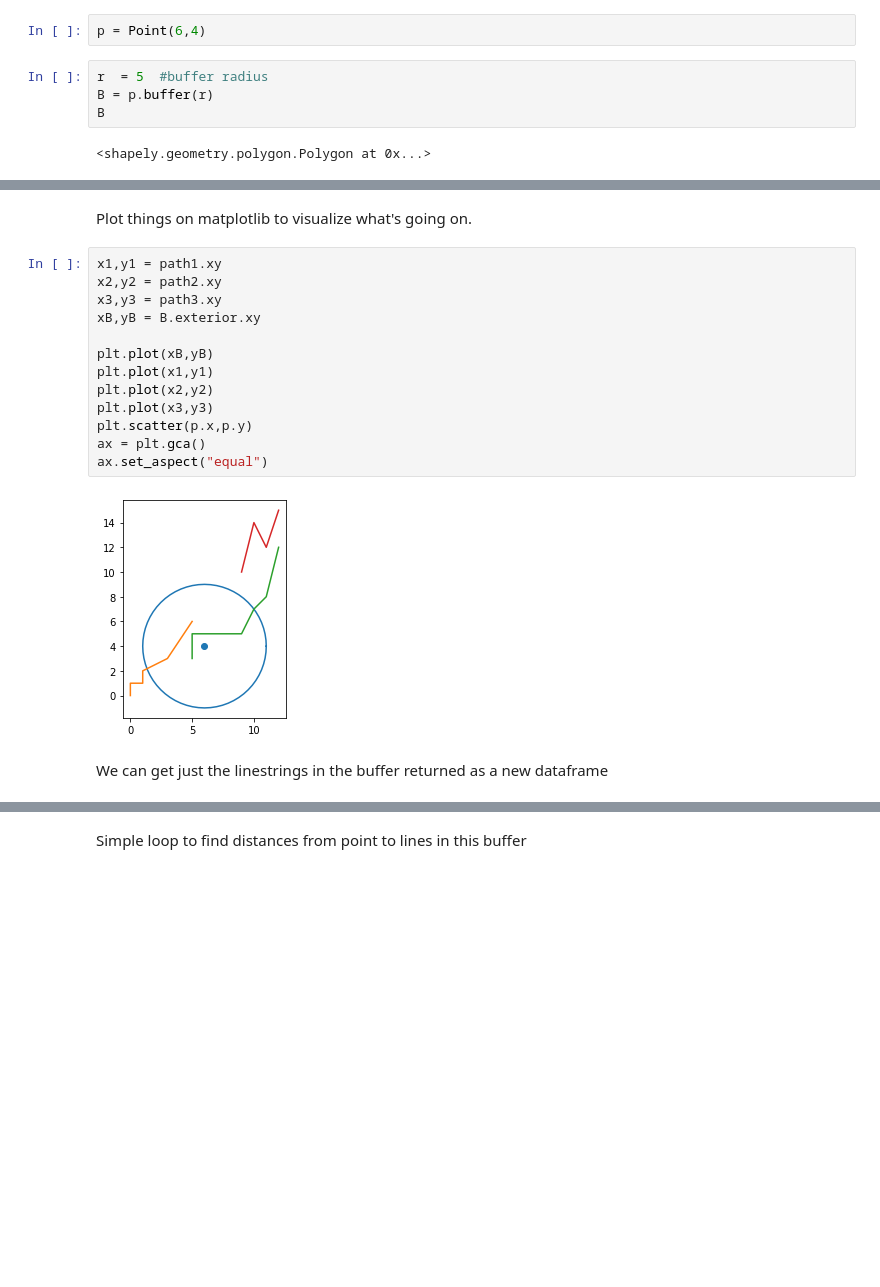
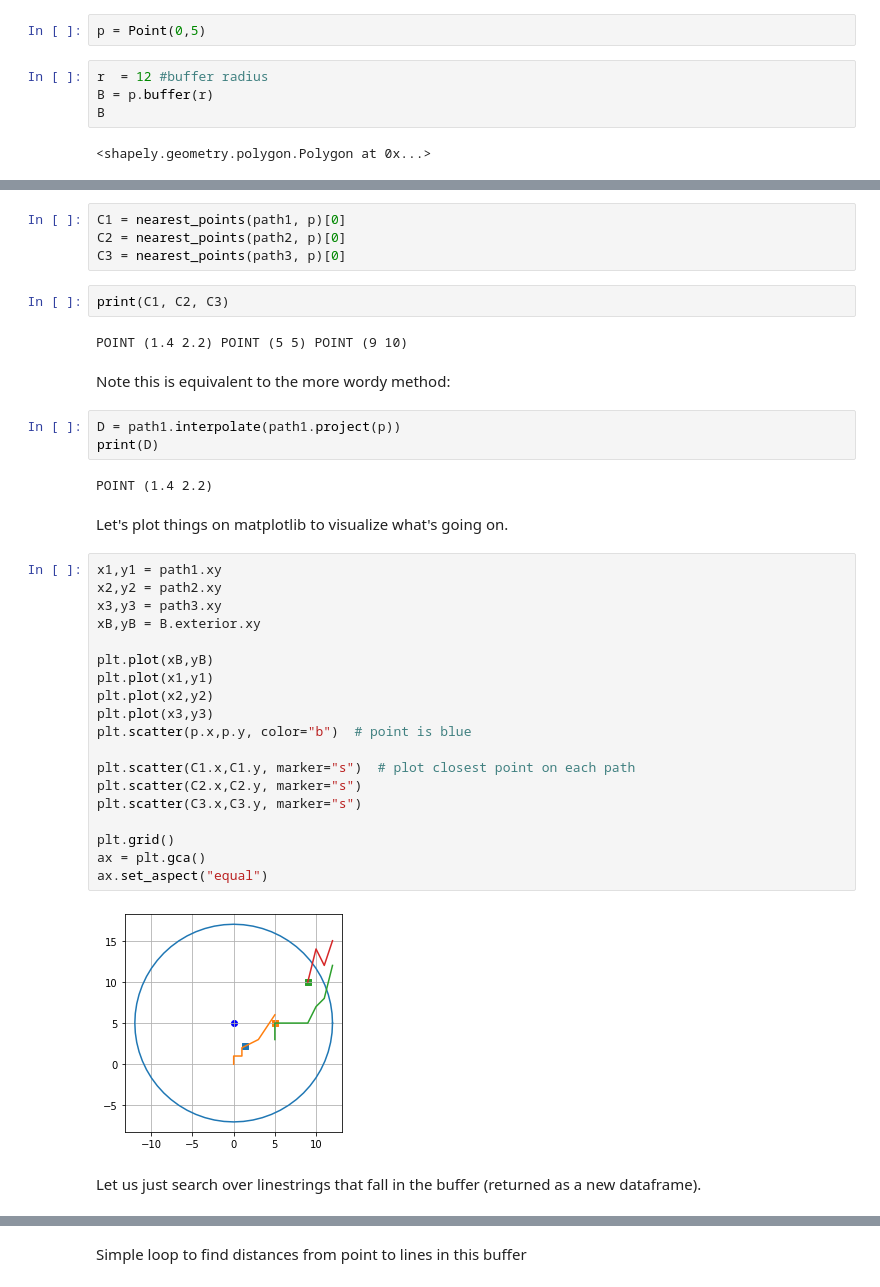
Before and after one commit to jhconning/GeoPanLearn, a Jupyter notebook: point to line distance.ipynb, the cells around one changed output, grey strips where cells are left out. Saved outputs shown, nothing was run; the diff lists cells and outputs as text; blank space fills up the shorter version.

Commit message:
added nearest_points method

```diff
--- a/point to line distance.ipynb
+++ b/point to line distance.ipynb
@@ -62,9 +63,9 @@ gdf.plot();
 # %% [markdown]
 Let's limit our search to a buffer around a point
 # %%
-p = Point(6,4)
+p = Point(0,5)
 # %%
-r  = 5  #buffer radius
+r  = 12 #buffer radius
 B = p.buffer(r)
 B
 # %% [output]
@@ -72,22 +75,43 @@ B
+# %%
+C1 = nearest_points(path1, p)[0]
+C2 = nearest_points(path2, p)[0]
+C3 = nearest_points(path3, p)[0]
+# %%
+print(C1, C2, C3)
+# %% [output]
+POINT (1.4 2.2) POINT (5 5) POINT (9 10)
+# %% [markdown]
+Note this is equivalent to the more wordy method:
+# %%
+D = path1.interpolate(path1.project(p))
+print(D)
+# %% [output]
+POINT (1.4 2.2)
 # %% [markdown]
-Plot things on matplotlib to visualize what's going on.
+Let's plot things on matplotlib to visualize what's going on.
 # %%
 x1,y1 = path1.xy
 x2,y2 = path2.xy
 x3,y3 = path3.xy
 xB,yB = B.exterior.xy
 
 plt.plot(xB,yB)
 plt.plot(x1,y1)
 plt.plot(x2,y2)
 plt.plot(x3,y3)
-plt.scatter(p.x,p.y)
+plt.scatter(p.x,p.y, color="b")  # point is blue
+
+plt.scatter(C1.x,C1.y, marker="s")  # plot closest point on each path
+plt.scatter(C2.x,C2.y, marker="s")
+plt.scatter(C3.x,C3.y, marker="s")
+
+plt.grid()
 ax = plt.gca()
 ax.set_aspect("equal")
 # %% [output]
-[figure, old version]
+[figure, new version]
 # %% [markdown]
-We can get just the linestrings in the buffer returned as a new dataframe
+Let us just search over linestrings that fall in the buffer (returned as a new dataframe).
 # %%
 gdf.geometry.intersection(p.buffer(4))
 # %% [output]
```
Also changed, not shown: parts of 9 cells of this notebook.
